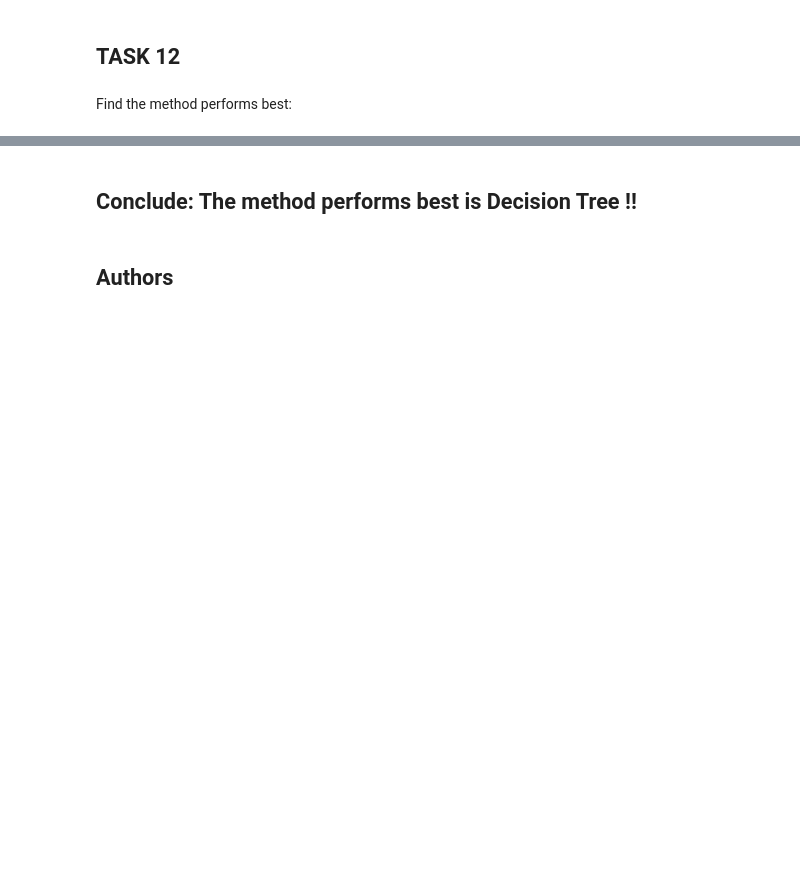
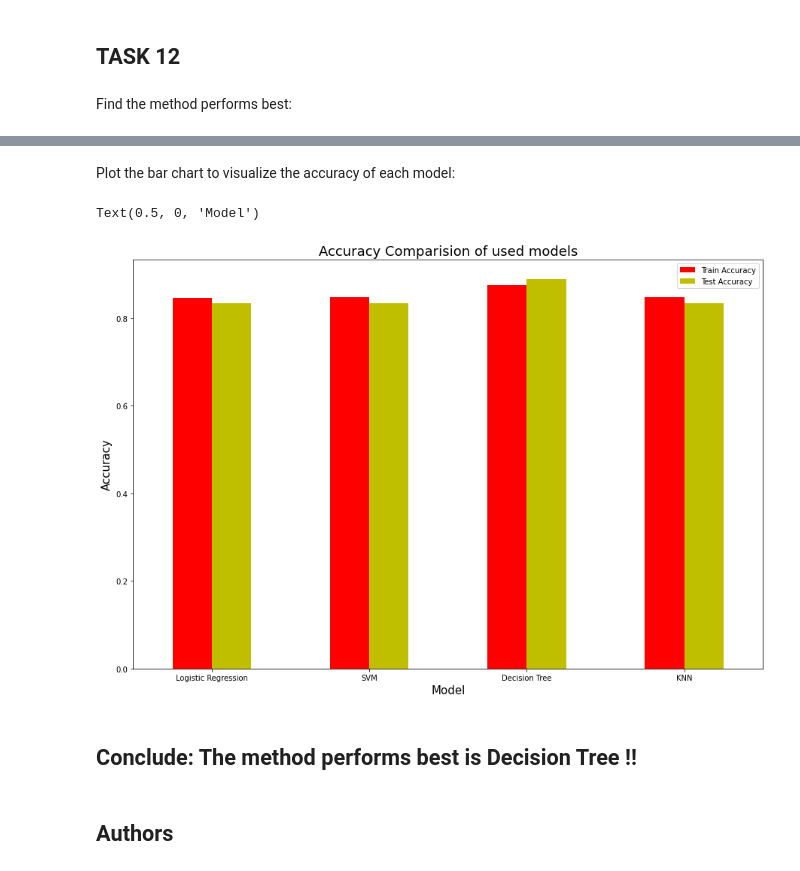
Before and after one commit to namthanh298/IBM-Applied-Data-Science-Capstone-Project, a Jupyter notebook: SpaceX Machine Learning Model.ipynb, the cells around one changed output, grey strips where cells are left out. Drawn from its saved outputs; the diff is of its cells as text; code cells hidden in the pictures; blank space fills up the shorter version.

```diff
--- a/SpaceX Machine Learning Model.ipynb
+++ b/SpaceX Machine Learning Model.ipynb
@@ -267,5 +272,6 @@ accuracy : 0.8767857142857143
 Calculate the accuracy of tree_cv on the test data using the method <code>score</code>:
 # %%
 yhat = tree_cv.predict(X_test)
-metrics.accuracy_score(Y_test, yhat)
+test_acc_tree = metrics.accuracy_score(Y_test, yhat)
+test_acc_tree
 # %% [output]
@@ -292,6 +298,7 @@ knn_cv.fit(X_train, Y_train)
 # %%
 print("tuned hpyerparameters :(best parameters) ",knn_cv.best_params_)
 print("accuracy :",knn_cv.best_score_)
+train_acc_knn = knn_cv.best_score_
 # %% [output]
 tuned hpyerparameters :(best parameters)  {'algorithm': 'auto', 'n_neighbors': 10, 'p': 1}
 accuracy : 0.8482142857142858
@@ -301,7 +308,8 @@ accuracy : 0.8482142857142858
 Calculate the accuracy of tree_cv on the test data using the method <code>score</code>:
 # %%
 yhat = knn_cv.predict(X_test)
-metrics.accuracy_score(Y_test, yhat)
+test_acc_knn = metrics.accuracy_score(Y_test, yhat)
+test_acc_knn
 # %% [output]
 0.8333333333333334
 # %% [markdown]
@@ -314,3 +322,10 @@ plot_confusion_matrix(Y_test,yhat)
 ## TASK  12
 # %% [markdown]
 Find the method performs best:
+# %%
+results = {}
+results['Model'] = ['Logistic Regression', 'SVM', 'Decision Tree', 'KNN']
+results['Train Accuracy'] = [train_acc_logreg, train_acc_svm, train_acc_tree, train_acc_knn]
+results['Test Accuracy'] = [test_acc_logreg, test_acc_svm, test_acc_tree, test_acc_knn]
+result_df = pd.DataFrame(results)
+result_df
@@ -317,3 +338,13 @@ Find the method performs best:
+# %% [markdown]
+Plot the bar chart to visualize the accuracy of each model:
+# %%
+result_df.plot.bar(x='Model', color={'Train Accuracy':'r', 'Test Accuracy':'y'}, rot=0, figsize=(15,10))
+plt.title('Accuracy Comparision of used models', fontsize=18)
+plt.ylabel('Accuracy', fontsize=15)
+plt.xlabel('Model', fontsize=15)
+# %% [output]
+Text(0.5, 0, 'Model')
+[figure, added]
 # %% [markdown]
 ## Conclude: The method performs best is Decision Tree !!
 # %% [markdown]
```
Also changed, not shown: parts of 9 cells of this notebook.
